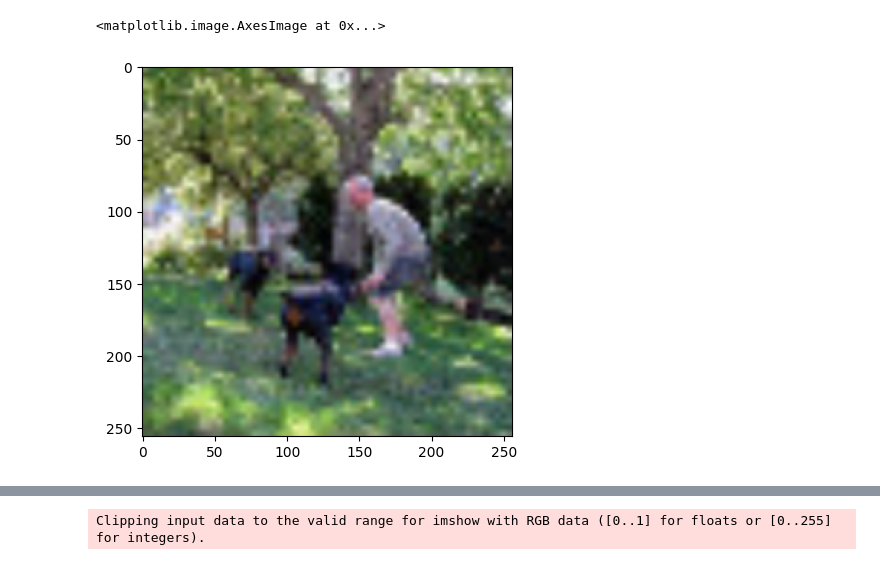
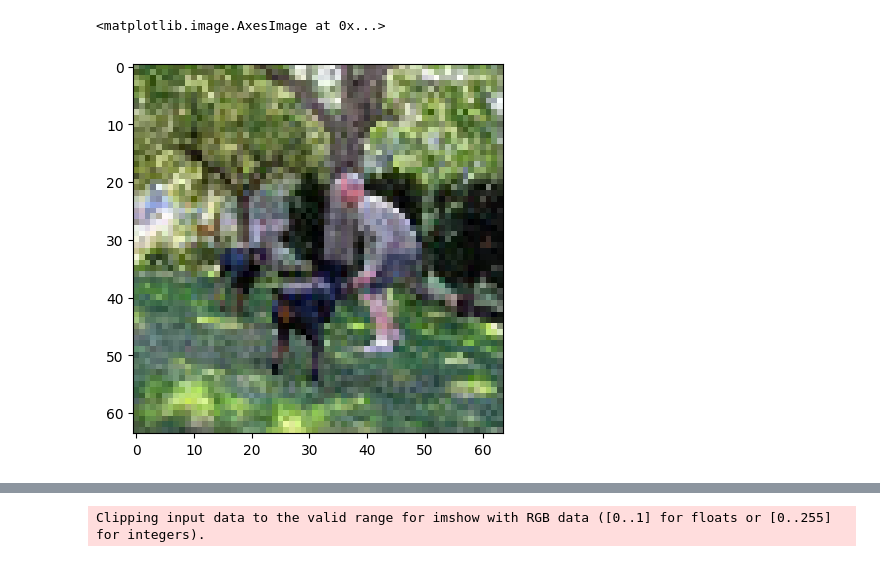
Before and after one commit to daniil-shlenskii/resshift-continuous-in-time, a Jupyter notebook: pgd.ipynb, the cells around one changed output, grey strips where cells are left out. Saved outputs shown, nothing was run; the diff lists cells and outputs as text; code cells hidden in the pictures.

```diff
--- a/pgd.ipynb
+++ b/pgd.ipynb
@@ -11,11 +9,11 @@ from utils import *
 # %%
 import cv2
 import matplotlib.pyplot as plt
 im = cv2.imread("testdata/Val_SR/lq/ILSVRC2012_val_00000134.png")
 im = cv2.cvtColor(im, cv2.COLOR_BGR2RGB)
-im = cv2.resize(im, dsize=(256,256))
+# im = cv2.resize(im, dsize=(256,256))
 plt.imshow(im)
 # %% [output]
 <matplotlib.image.AxesImage at 0x...>
-[figure, old version]
+[figure, new version]
 # %%
```
Also changed, not shown: parts of 12 cells of this notebook.
